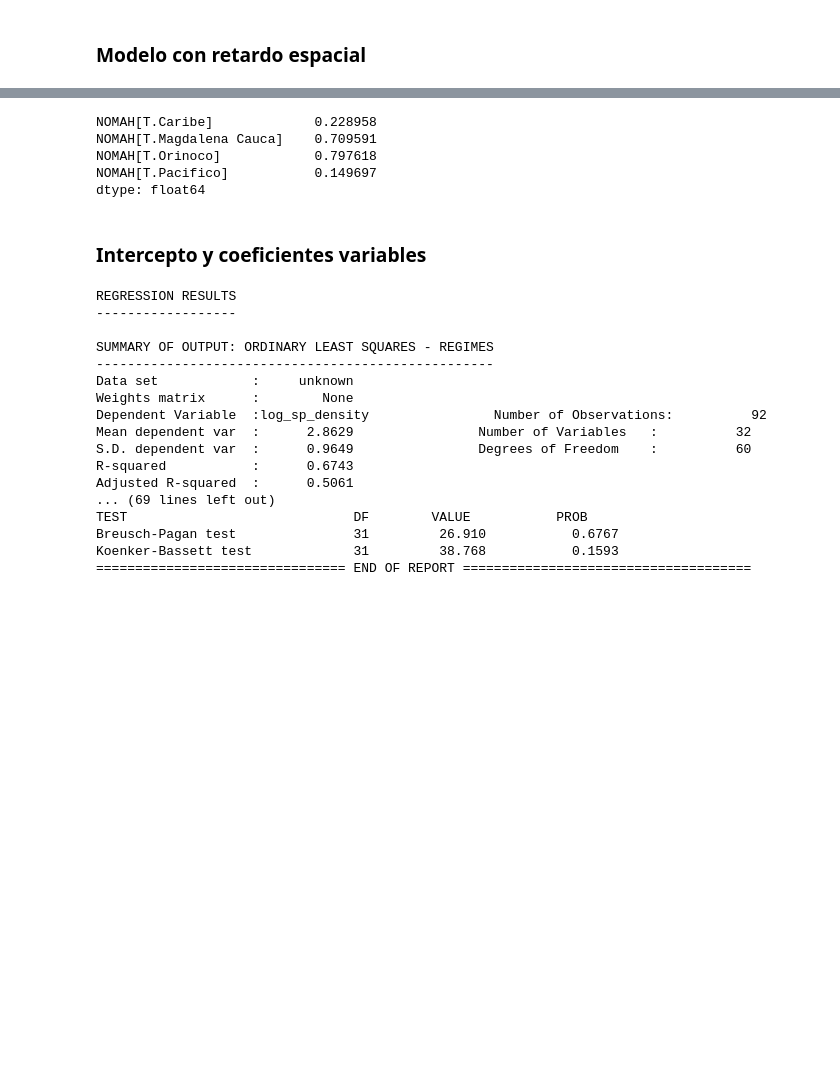
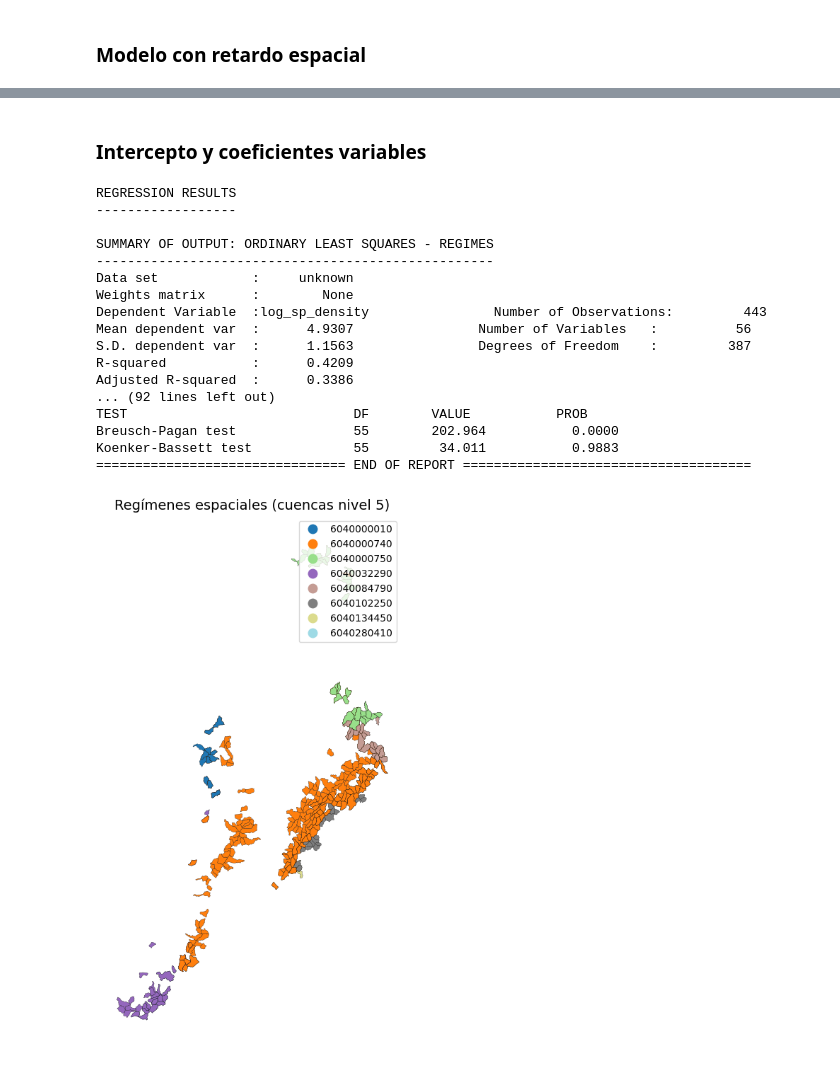
Before and after one commit to dan-reds/Geospatial_Analysis_2025, a Jupyter notebook: Codes/regresion_espacial.ipynb, the cells around one changed output, grey strips where cells are left out. Saved outputs shown, nothing was run; the diff lists cells and outputs as text; code cells hidden in the pictures; blank space fills up the shorter version.

```diff
--- a/Codes/regresion_espacial.ipynb
+++ b/Codes/regresion_espacial.ipynb
@@ -450,0 +438,7 @@ import seaborn as sbn
+# %%
+# renombrar la columna HYBAS_ID a HYBAS_ID_lvl5 para evitar conflictos
+level5 = level5.rename(columns={'HYBAS_ID': 'HYBAS_ID_lvl5'})
+# Spatial join: asignar MAIN_BAS (nivel 5) como régimen a cada polígono de df (nivel 10)
+df = gpd.sjoin(df, level5[['HYBAS_ID_lvl5', 'geometry']], how='left', predicate='intersects')
+# Convertir a string para usar como régimen categórico en modelos
+df['HYBAS_ID_lvl5'] = df['HYBAS_ID_lvl5'].astype(str)
@@ -450,0 +461,3 @@ import seaborn as sbn
+# %%
+# eliminar entradas con este regime HYBAS_ID_lvl5 = 6040084750
+df = df[df['HYBAS_ID_lvl5'] != '6040084750'].copy()
@@ -451,2 +477,3 @@ import seaborn as sbn
 # %%
-df.columns
+counts = df['HYBAS_ID_lvl5'].value_counts()
+df['MAIN_BAS_GROUP'] = df['HYBAS_ID_lvl5'].apply(lambda x: x if counts[x] >= 5 else 'UNION')
@@ -461 +480,4 @@ Index(['Id', 'AH', 'NOMAH', 'ZH', 'NOMZH', 'SZH', 'NOMSZH', 'Area_Ha',
+# %%
+df['MAIN_BAS_GROUP'].value_counts()
+df['MAIN_BAS_GROUP'] = df['MAIN_BAS_GROUP'].astype(str)
 # %%
@@ -507,19 +531,10 @@ Koenker-Bassett test             11         11.966           0.3662
 ================================ END OF REPORT =====================================
-# %%
-region_effects = m3.params.filter(like='NOMAH')
-region_effects.head()
-# %% [output]
-NOMAH[T.Caribe]             0.228958
-NOMAH[T.Magdalena Cauca]    0.709591
-NOMAH[T.Orinoco]            0.797618
-NOMAH[T.Pacifico]           0.149697
-dtype: float64
 # %% [markdown]
 ### Intercepto y coeficientes variables
 # %%
-df_reg = df[df['NOMAH'].isin(['Magdalena Cauca', 'Orinoco', 'Pacifico', 'Caribe'])].copy()
-m4 = spreg.OLS_Regimes(df_reg[['log_sp_density']].values, df_reg[variable_names].values,
-                          df_reg['NOMAH'].tolist(),
+# df_reg = df[df['NOMAH'].isin(['Magdalena Cauca', 'Orinoco', 'Pacifico', 'Caribe'])].copy()
+m4 = spreg.OLS_Regimes(df[['log_sp_density']].values, df[variable_names].values,
+                          df['HYBAS_ID_lvl5'].tolist(),
                           constant_regi='many',
                           regime_err_sep=False,
                           name_y='log_sp_density', name_x=variable_names)
@@ -532,13 +547,34 @@ SUMMARY OF OUTPUT: ORDINARY LEAST SQUARES - REGIMES
 ---------------------------------------------------
 Data set            :     unknown
 Weights matrix      :        None
-Dependent Variable  :log_sp_density                Number of Observations:          92
-Mean dependent var  :      2.8629                Number of Variables   :          32
-S.D. dependent var  :      0.9649                Degrees of Freedom    :          60
-R-squared           :      0.6743
-Adjusted R-squared  :      0.5061
-... (69 lines left out)
+Dependent Variable  :log_sp_density                Number of Observations:         443
+Mean dependent var  :      4.9307                Number of Variables   :          56
+S.D. dependent var  :      1.1563                Degrees of Freedom    :         387
+R-squared           :      0.4209
+Adjusted R-squared  :      0.3386
+... (92 lines left out)
 TEST                             DF        VALUE           PROB
-Breusch-Pagan test               31         26.910           0.6767
-Koenker-Bassett test             31         38.768           0.1593
+Breusch-Pagan test               55        202.964           0.0000
+Koenker-Bassett test             55         34.011           0.9883
 ================================ END OF REPORT =====================================
+# %%
+import matplotlib.pyplot as plt
+
+fig, ax = plt.subplots(figsize=(10, 8))
+
+# Mapa de cuencas nivel 10, coloreadas por régimen (nivel 5)
+df.plot(
+    column='HYBAS_ID_lvl5',
+    ax=ax,
+    cmap='tab20',        # paleta de colores categóricos
+    legend=True,
+    edgecolor='black',
+    linewidth=0.2
+)
+
+ax.set_title("Regímenes espaciales (cuencas nivel 5)", fontsize=14)
+ax.axis('off')
+plt.tight_layout()
+plt.show()
+# %% [output]
+[figure, added]
```
Also changed, not shown: parts of 30 cells of this notebook, 12 other files.
